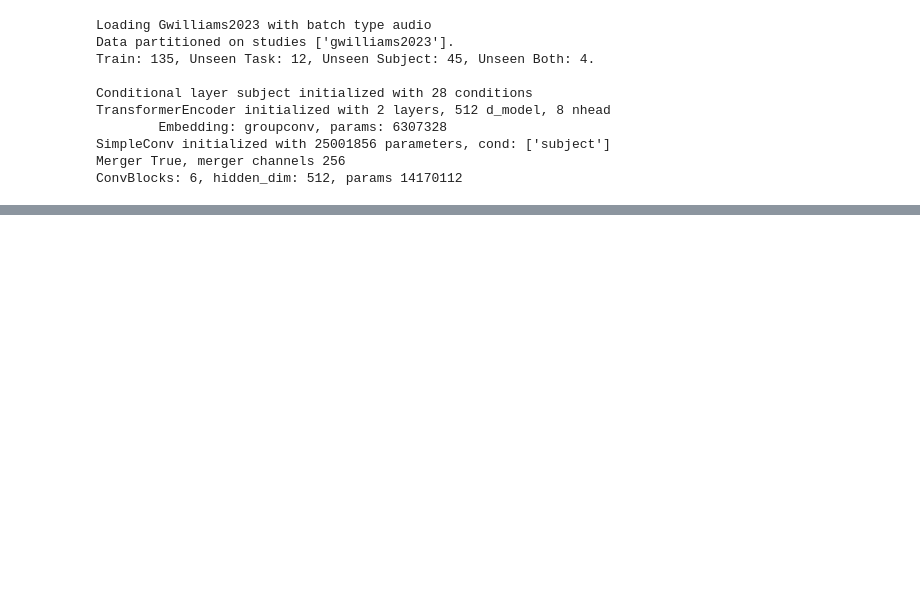
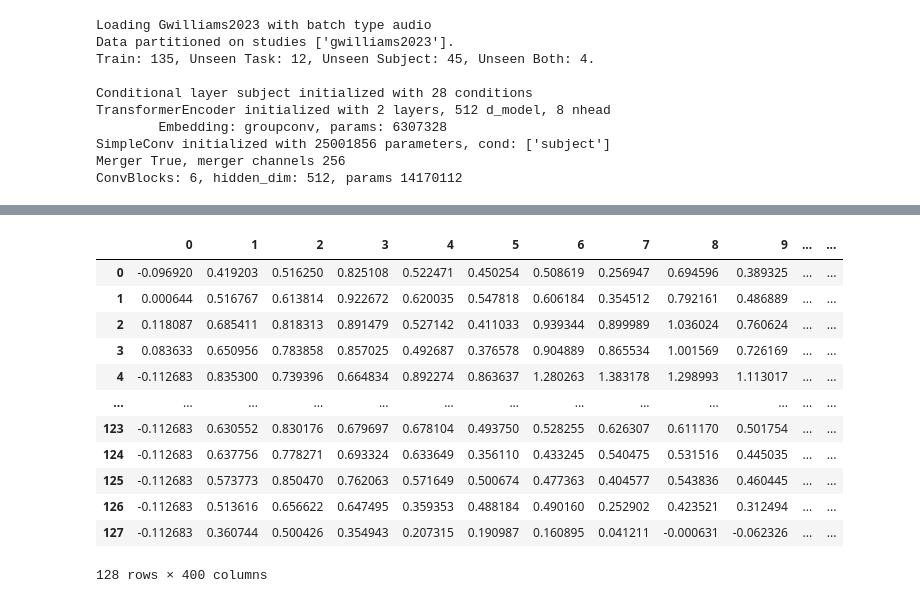
Before and after one commit to shsu04/brain-decoding, a Jupyter notebook: train.ipynb, the cells around one changed output, grey strips where cells are left out. Drawn from its saved outputs; the diff is of its cells as text; code cells hidden in the pictures; blank space fills up the shorter version.

```diff
--- a/train.ipynb
+++ b/train.ipynb
@@ -194,0 +192,19 @@ mel_spectrogram(
+# %%
+import pandas as pd
+
+df = pd.DataFrame(audio[0].numpy())
+df
+# %% [output]
+|  | 0 | 1 | 2 | 3 | 4 | 5 | 6 | 7 | 8 | 9 | ... | ... |
+| 0 | -0.096920 | 0.419203 | 0.516250 | 0.825108 | 0.522471 | 0.450254 | 0.508619 | 0.256947 | 0.694596 | 0.389325 | ... | ... |
+| 1 | 0.000644 | 0.516767 | 0.613814 | 0.922672 | 0.620035 | 0.547818 | 0.606184 | 0.354512 | 0.792161 | 0.486889 | ... | ... |
+| 2 | 0.118087 | 0.685411 | 0.818313 | 0.891479 | 0.527142 | 0.411033 | 0.939344 | 0.899989 | 1.036024 | 0.760624 | ... | ... |
+| 3 | 0.083633 | 0.650956 | 0.783858 | 0.857025 | 0.492687 | 0.376578 | 0.904889 | 0.865534 | 1.001569 | 0.726169 | ... | ... |
+| 4 | -0.112683 | 0.835300 | 0.739396 | 0.664834 | 0.892274 | 0.863637 | 1.280263 | 1.383178 | 1.298993 | 1.113017 | ... | ... |
+| ... | ... | ... | ... | ... | ... | ... | ... | ... | ... | ... | ... | ... |
+| 123 | -0.112683 | 0.630552 | 0.830176 | 0.679697 | 0.678104 | 0.493750 | 0.528255 | 0.626307 | 0.611170 | 0.501754 | ... | ... |
+| 124 | -0.112683 | 0.637756 | 0.778271 | 0.693324 | 0.633649 | 0.356110 | 0.433245 | 0.540475 | 0.531516 | 0.445035 | ... | ... |
+| 125 | -0.112683 | 0.573773 | 0.850470 | 0.762063 | 0.571649 | 0.500674 | 0.477363 | 0.404577 | 0.543836 | 0.460445 | ... | ... |
+| 126 | -0.112683 | 0.513616 | 0.656622 | 0.647495 | 0.359353 | 0.488184 | 0.490160 | 0.252902 | 0.423521 | 0.312494 | ... | ... |
+| 127 | -0.112683 | 0.360744 | 0.500426 | 0.354943 | 0.207315 | 0.190987 | 0.160895 | 0.041211 | -0.000631 | -0.062326 | ... | ... |
+128 rows × 400 columns
```
Also changed, not shown: parts of 3 cells of this notebook, 7 other files.
